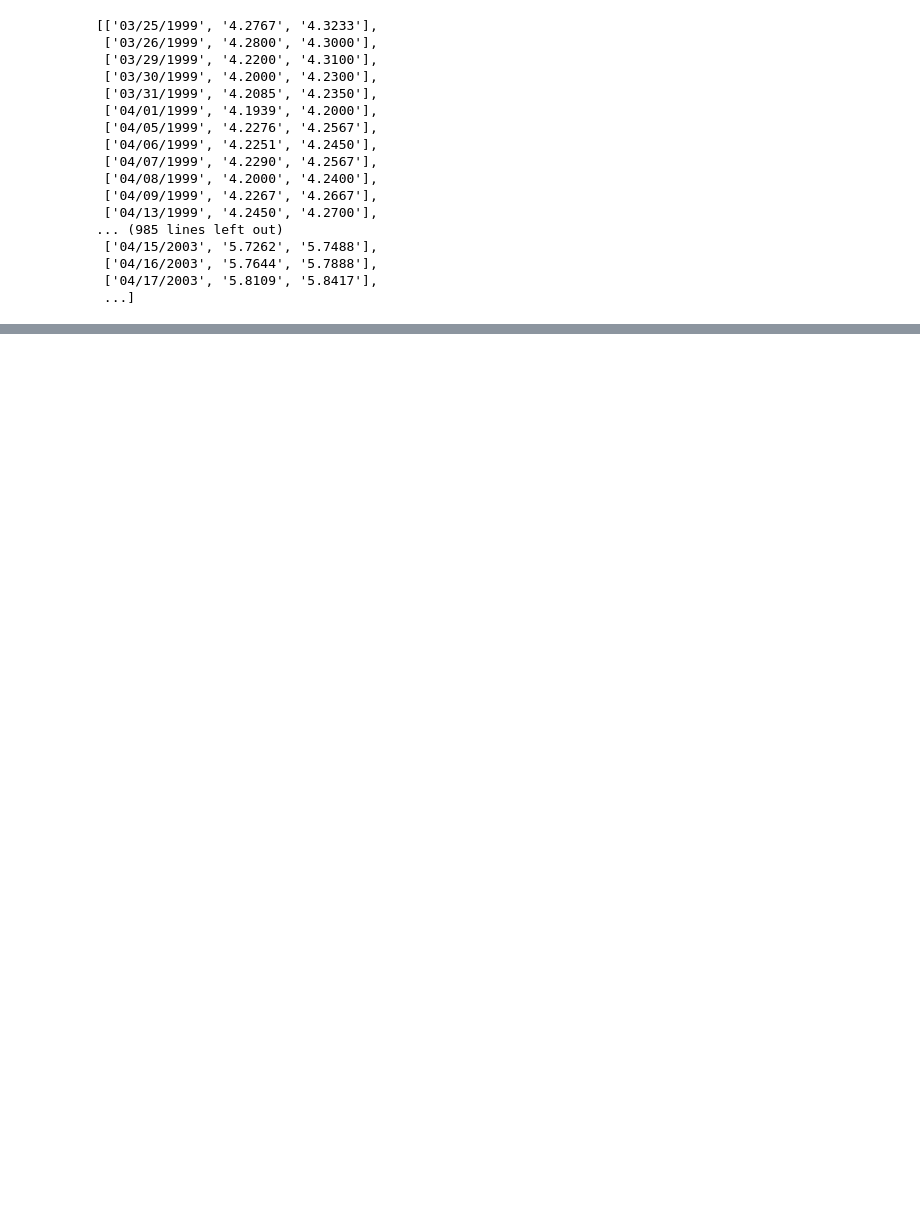
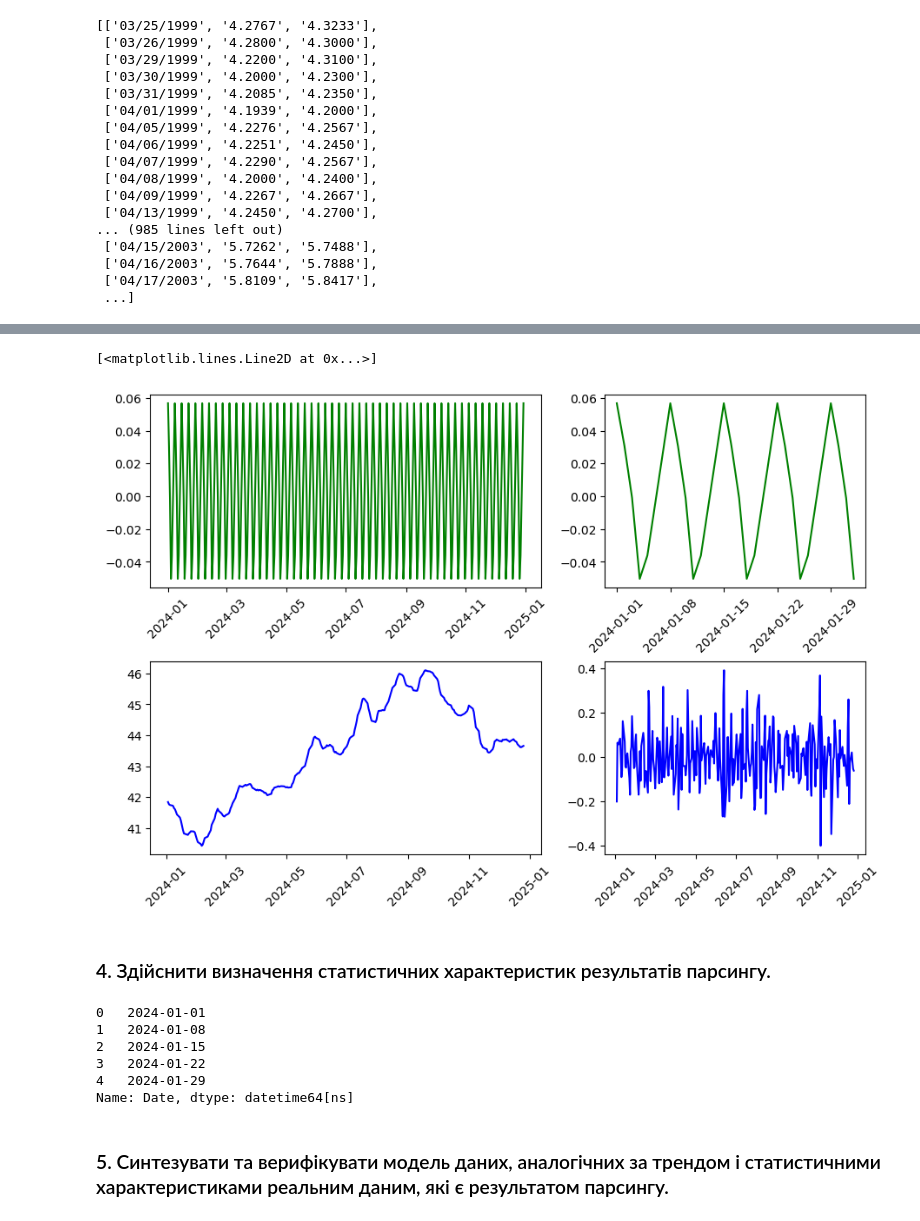
Before and after one commit to VarRoman/7_semester, a Jupyter notebook: Analysis_and_processing/Lab1/lab1_test.ipynb, the cells around one changed output, grey strips where cells are left out. Drawn from its saved outputs; the diff is of its cells as text; code cells hidden in the pictures; blank space fills up the shorter version.

```diff
--- a/Analysis_and_processing/Lab1/lab1_test.ipynb
+++ b/Analysis_and_processing/Lab1/lab1_test.ipynb
@@ -73,0 +120,8 @@ df
+# %%
+# Decomposition
+df_decomposed = df.set_index('Date')
+decomposition = seas.seasonal_decompose(x=df_decomposed['Buy'], period=5, model='additive')
+df_decomposed = pd.concat([df_decomposed, decomposition.trend, decomposition.seasonal, decomposition.resid], axis=1)
+
+# decomposition.seasonal['2024/01/01':'2024/02/01'].plot();
+df_decomposed
@@ -73,0 +143,31 @@ df
+# %%
+fig, ax = plt.subplots(2, 2, layout='constrained', width_ratios=[0.6, 0.4])
+fig.set_figheight(6)
+fig.set_figwidth(9)
+ax[0][0].tick_params(axis='x', labelrotation=45)
+ax[0][1].set_xticks(ticks=df[::5]['Date'], labels=df[::5]['Date'].astype(str), rotation=45)
+ax[1][0].tick_params(axis='x', labelrotation=45)
+ax[1][1].tick_params(axis='x', labelrotation=45)
+# fig.tight_layout()
+
+ax[0][0].plot(df_decomposed['seasonal'], color='g')
+ax[0][1].plot(df_decomposed['seasonal']['2024/01/01':'2024/02/01'], color='g', )
+ax[1][0].plot(df_decomposed['trend'], color='b')
+ax[1][1].plot(df_decomposed['resid'], color='b')
+# ax[0].plot(dtf[date_arg], dtf[second_arg].ewm(span=50, adjust=False).mean(), color='b')
+# %% [output]
+[<matplotlib.lines.Line2D at 0x...>]
+[figure, added]
+# %% [markdown]
+### 4. Здійснити визначення статистичних характеристик результатів парсингу.
+# %%
+df_decomposed['2024/01/01':'2024/02/01':5].reset_index()['Date']
+# %% [output]
+0   2024-01-01
+1   2024-01-08
+2   2024-01-15
+3   2024-01-22
+4   2024-01-29
+Name: Date, dtype: datetime64[ns]
+# %% [markdown]
+### 5. Синтезувати та верифікувати модель даних, аналогічних за трендом і статистичними характеристиками реальним даним, які є результатом парсингу.
```
Also changed, not shown: parts of 12 cells of this notebook, 2 other files.
